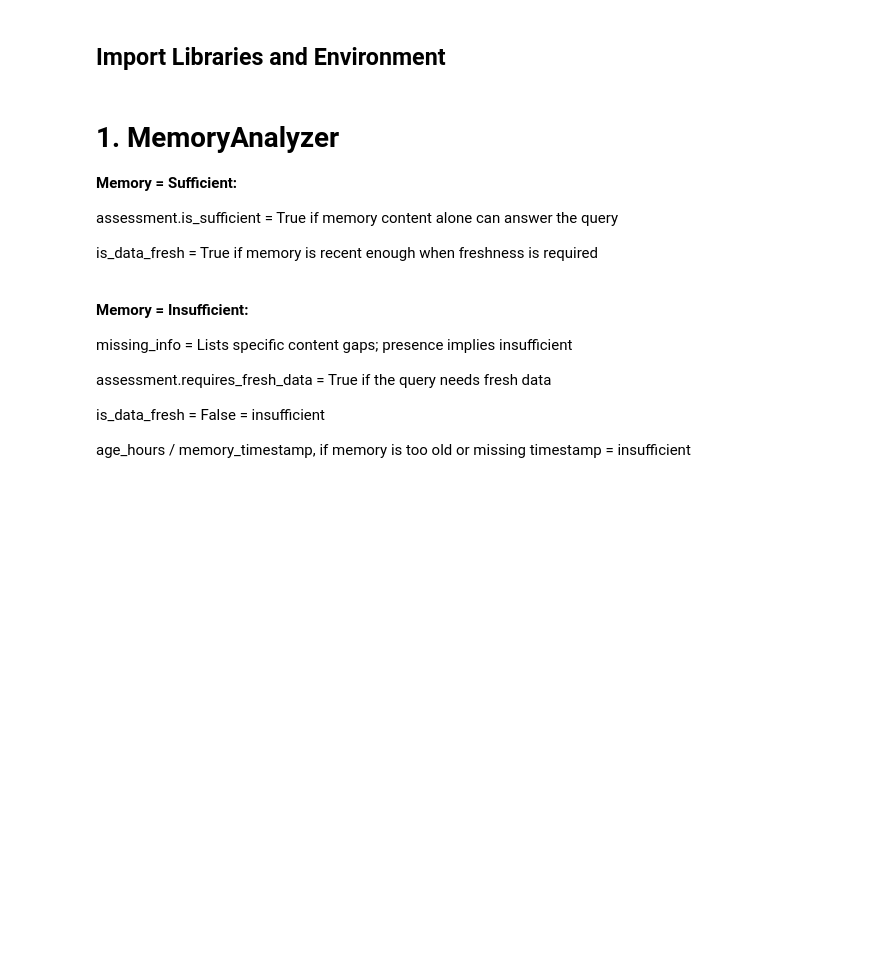
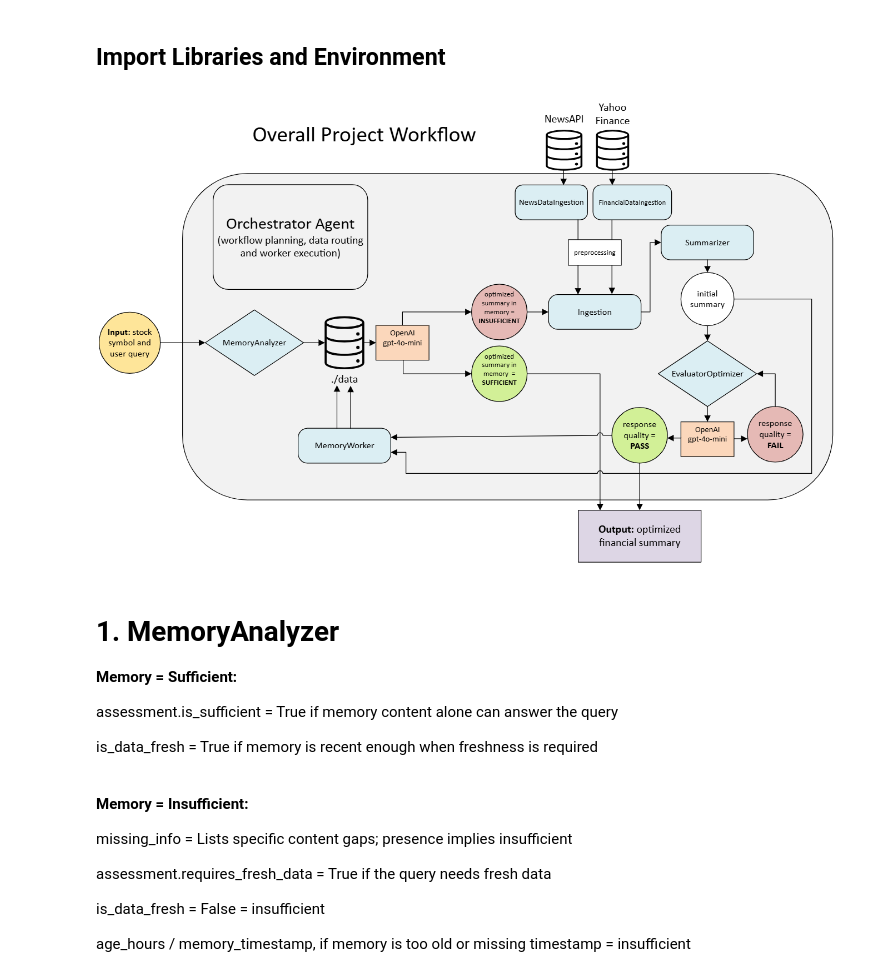
Before and after one commit to victorhg/aai-520-final-project-group5, a Jupyter notebook: AAI-520 - Group 5 - Final Project Notebook.ipynb, the cells around one changed output. Drawn from its saved outputs; the diff is of its cells as text; code cells hidden in the pictures; blank space fills up the shorter version.

```diff
--- a/AAI-520 - Group 5 - Final Project Notebook.ipynb
+++ b/AAI-520 - Group 5 - Final Project Notebook.ipynb
@@ -75,6 +71,11 @@ load_dotenv("news_openai.env")
 # Set NewsAPI key
 NEWS_API_KEY = os.getenv("NEWS_API_KEY")
 # OpenAI API key loaded via env variable "OPENAI_API_KEY" during "MemoryAnalyzer" and "EvaluatorOptimizer"
+# %%
+# Display image for overall project workflow
+display(Image(filename="overall_project_workflow.png", width=1500))
+# %% [output]
+[figure, added]
 # %% [markdown]
 # 1. MemoryAnalyzer
 
```
Also changed, not shown: parts of 1 cell of this notebook, 1 other file.
